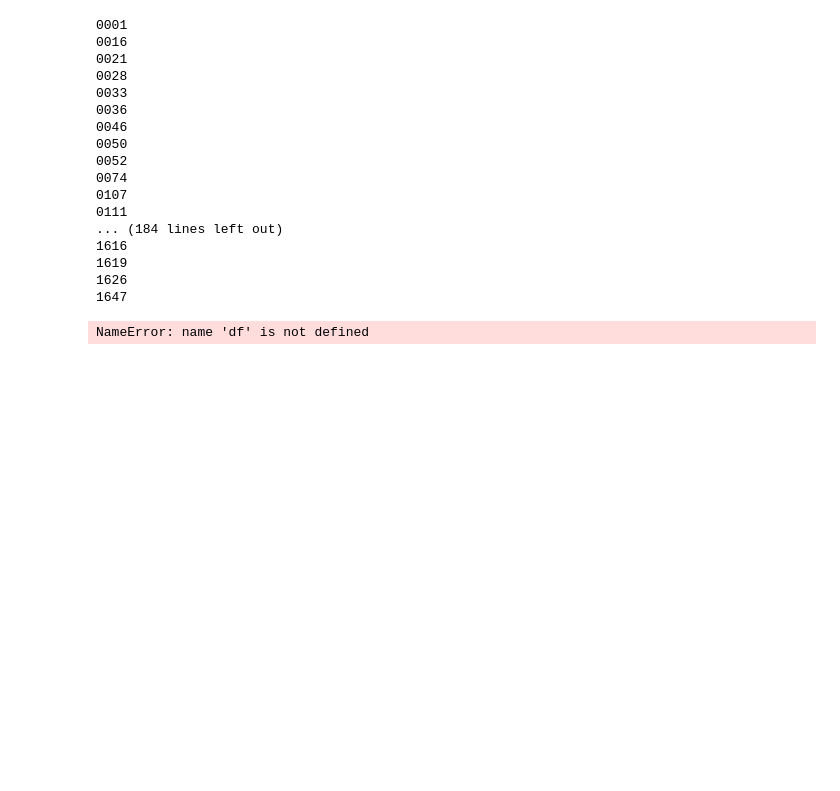
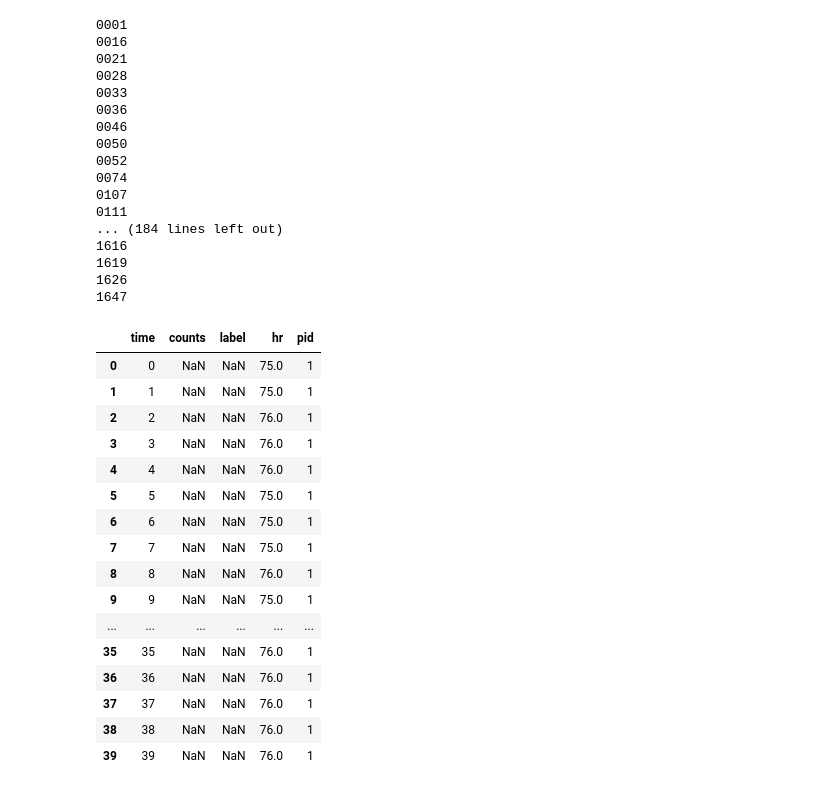
Before and after one commit to joaopalotti/rais_tutorial, a Jupyter notebook: 00_dataset_creation.ipynb, the cells around one changed output. Drawn from its saved outputs; the diff is of its cells as text; code cells hidden in the pictures; blank space fills up the shorter version.

```diff
--- a/00_dataset_creation.ipynb
+++ b/00_dataset_creation.ipynb
@@ -11,7 +14,7 @@ NTEST = 100
 def get_pids():
 
     pids = set()
-    files = glob(DATA_FOLDER + "/*")
+    files = glob(os.path.join(DATA_FOLDER, "*"))
     for f in files:
         pid = os.path.basename(f).strip("mesa-sleep-").split("_")[0]
         pids.add(pid)
@@ -111,6 +114,22 @@ dfs["newpid"] = dfs["newpid"].cumsum()
 dfs["pid"] = dfs["newpid"]
 del dfs["newpid"]
 # %%
-dfs.head()
+dfs.head(40)
 # %% [output]
-NameError: name 'df' is not defined
+|  | time | counts | label | hr | pid |
+| 0 | 0 | NaN | NaN | 75.0 | 1 |
+| 1 | 1 | NaN | NaN | 75.0 | 1 |
+| 2 | 2 | NaN | NaN | 76.0 | 1 |
+| 3 | 3 | NaN | NaN | 76.0 | 1 |
+| 4 | 4 | NaN | NaN | 76.0 | 1 |
+| 5 | 5 | NaN | NaN | 75.0 | 1 |
+| 6 | 6 | NaN | NaN | 75.0 | 1 |
+| 7 | 7 | NaN | NaN | 75.0 | 1 |
+| 8 | 8 | NaN | NaN | 76.0 | 1 |
+| 9 | 9 | NaN | NaN | 75.0 | 1 |
+| ... | ... | ... | ... | ... | ... |
+| 35 | 35 | NaN | NaN | 76.0 | 1 |
+| 36 | 36 | NaN | NaN | 76.0 | 1 |
+| 37 | 37 | NaN | NaN | 76.0 | 1 |
+| 38 | 38 | NaN | NaN | 76.0 | 1 |
+| 39 | 39 | NaN | NaN | 76.0 | 1 |
```
Also changed, not shown: parts of 5 cells of this notebook.
